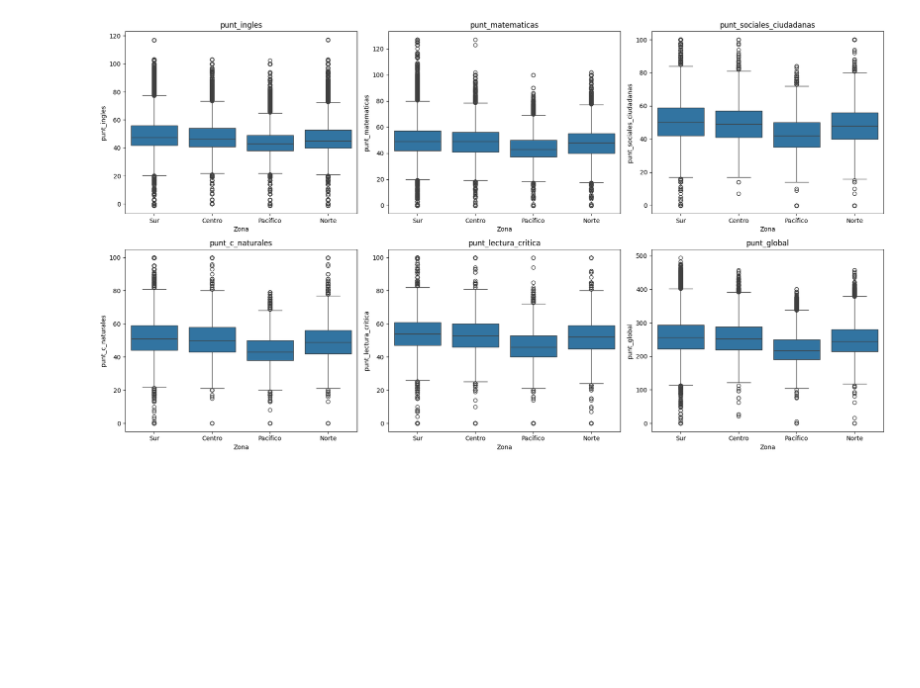
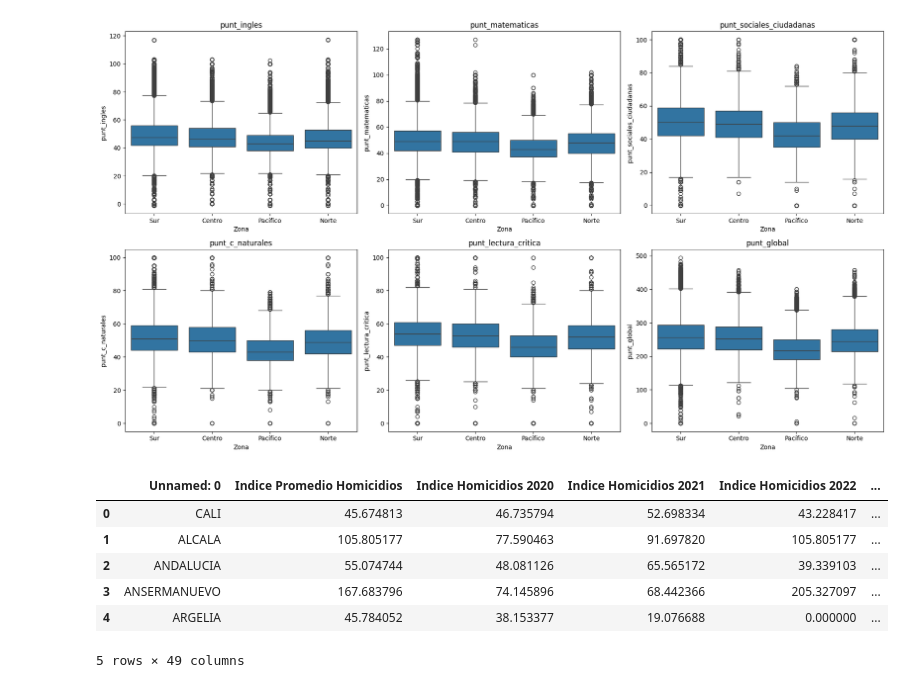
Before and after one commit to juancamilogoomezz/Proyecto-1, a Jupyter notebook: Notebook Consultas 2 Variables.ipynb, the cells around one changed output. Drawn from its saved outputs; the diff is of its cells as text; code cells hidden in the pictures; blank space fills up the shorter version.

Commit message:
Indices de Violencia archivo y df

```diff
--- a/Notebook Consultas 2 Variables.ipynb
+++ b/Notebook Consultas 2 Variables.ipynb
@@ -765,3 +765,14 @@ plt.tight_layout()
 plt.show()
 # %% [output]
 [figure]
+# %%
+indicesviolencia = pd.read_excel("Violencia Valle del Cauca Indices con Página con todo junto.xlsx", sheet_name="Todos los Datos")
+indicesviolencia.head()
+# %% [output]
+|  | Unnamed: 0 | Indice Promedio Homicidios | Indice Homicidios 2020 | Indice Homicidios 2021 | Indice Homicidios 2022 | ... |
+| 0 | CALI | 45.674813 | 46.735794 | 52.698334 | 43.228417 | ... |
+| 1 | ALCALA | 105.805177 | 77.590463 | 91.697820 | 105.805177 | ... |
+| 2 | ANDALUCIA | 55.074744 | 48.081126 | 65.565172 | 39.339103 | ... |
+| 3 | ANSERMANUEVO | 167.683796 | 74.145896 | 68.442366 | 205.327097 | ... |
+| 4 | ARGELIA | 45.784052 | 38.153377 | 19.076688 | 0.000000 | ... |
+5 rows × 49 columns
```
Also changed, not shown: 3 other files.
